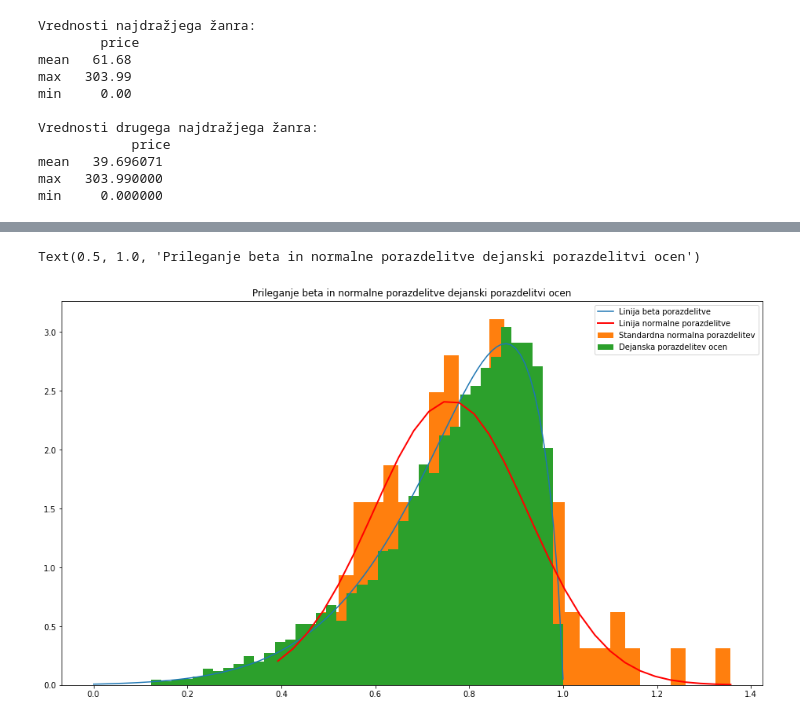
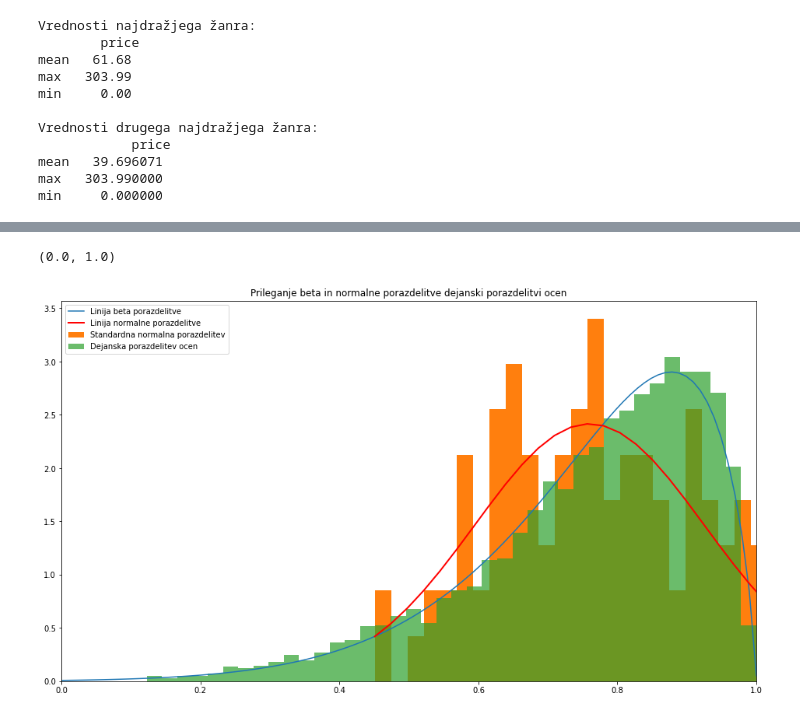
Before and after one commit to matejgrzinic/PR20MGDPMZML, a Jupyter notebook: zupancic.ipynb, the cells around one changed output, grey strips where cells are left out. Saved outputs shown, nothing was run; the diff lists cells and outputs as text; code cells hidden in the pictures.

```diff
--- a/zupancic.ipynb
+++ b/zupancic.ipynb
@@ -324,11 +324,3 @@ Vrednosti drugega najdražjega žanra:
 mean   39.696071
 max   303.990000
 min     0.000000
-# %%
-
-parameters = beta.fit(steam[steam.reviews > 100].rating)
-xr = np.linspace(0, 10, 100)
-P_fit = [beta.pdf(x, *parameters) for x in xr ]
-plt.hist(steam[steam.reviews > 100].rating, bins=100)
-plt.plot(xr, P_fit)
-plt.title("Porazdelitev ocen od 1 do 10")
@@ -341,21 +327,23 @@ Text(0.5, 1.0, 'Porazdelitev ocen od 1 do 10')
 # %%
 from scipy.stats import beta, norm
 plt.figure(figsize=(16,9),facecolor="w")
 
 parameters = beta.fit(steam[steam.reviews > 100].rating)
 xr = np.linspace(0, 1, 100)
 P_fit = [beta.pdf(x, *parameters) for x in xr ]
 plt.plot(xr, P_fit, label="Linija beta porazdelitve")
 
 mean, std = steam[steam.reviews > 100].rating.agg(["mean","std"])
-s = np.random.normal(mean, std, 100)
+
+s = np.random.normal(mean, std,100)
 count, bins, ignored = plt.hist(s, 30, density=True, label="Standardna normalna porazdelitev")
 plt.plot(bins, 1/(stdev * np.sqrt(2 * np.pi)) * np.exp( - (bins - mean)**2 / (2 * stdev**2) ),linewidth=2, color='r',label="Linija normalne porazdelitve")
 
-plt.hist(steam[steam.reviews > 100].rating, density=True,bins=40, label="Dejanska porazdelitev ocen")
+plt.hist(steam[steam.reviews > 100].rating, density=True,bins=40,alpha=0.7, label="Dejanska porazdelitev ocen")
 plt.legend()
 
 plt.title("Prileganje beta in normalne porazdelitve dejanski porazdelitvi ocen")
+plt.xlim(0,1)
 # %% [output]
-Text(0.5, 1.0, 'Prileganje beta in normalne porazdelitve dejanski porazdelitvi ocen')
+(0.0, 1.0)
-[figure, old version]
+[figure, new version]
```
Also changed, not shown: parts of 2 cells of this notebook.
